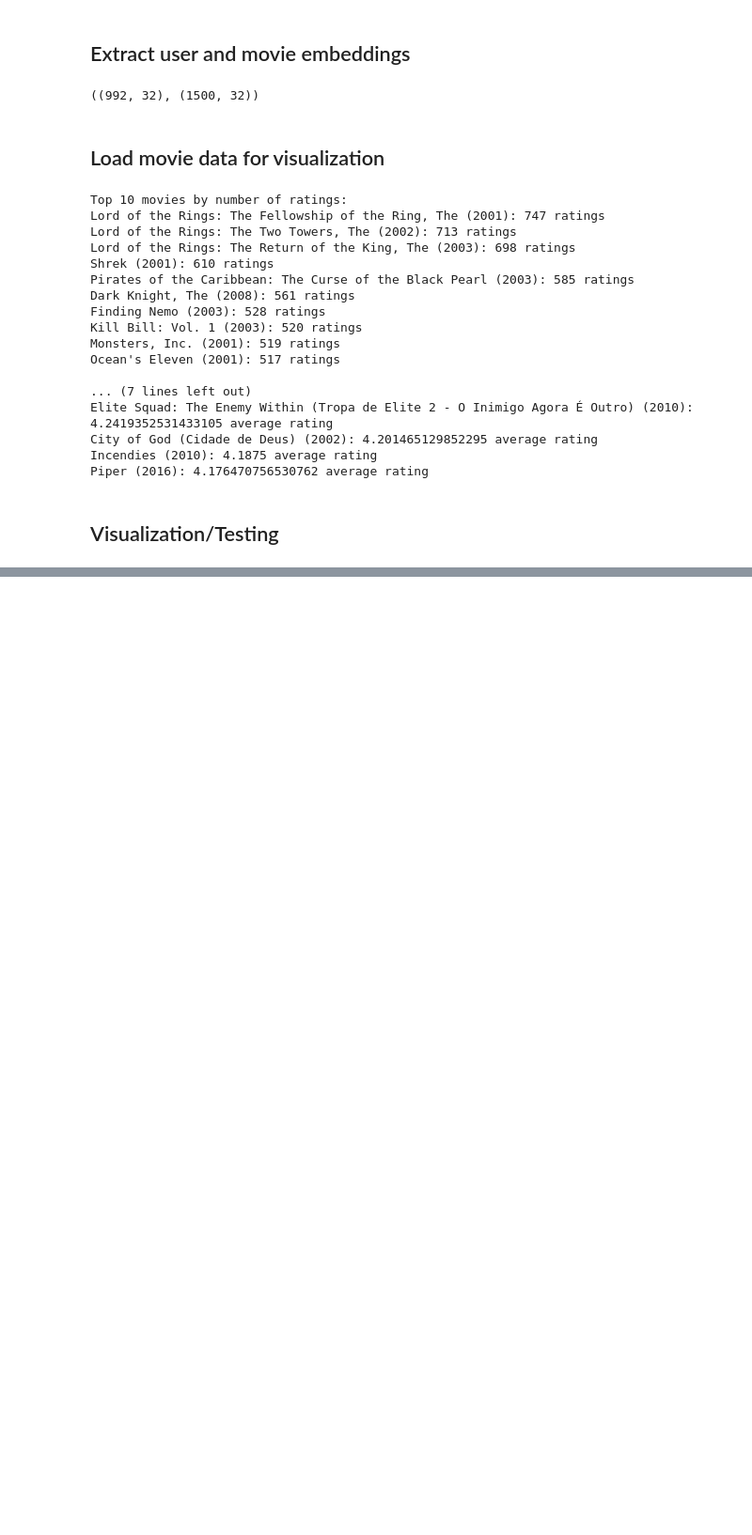
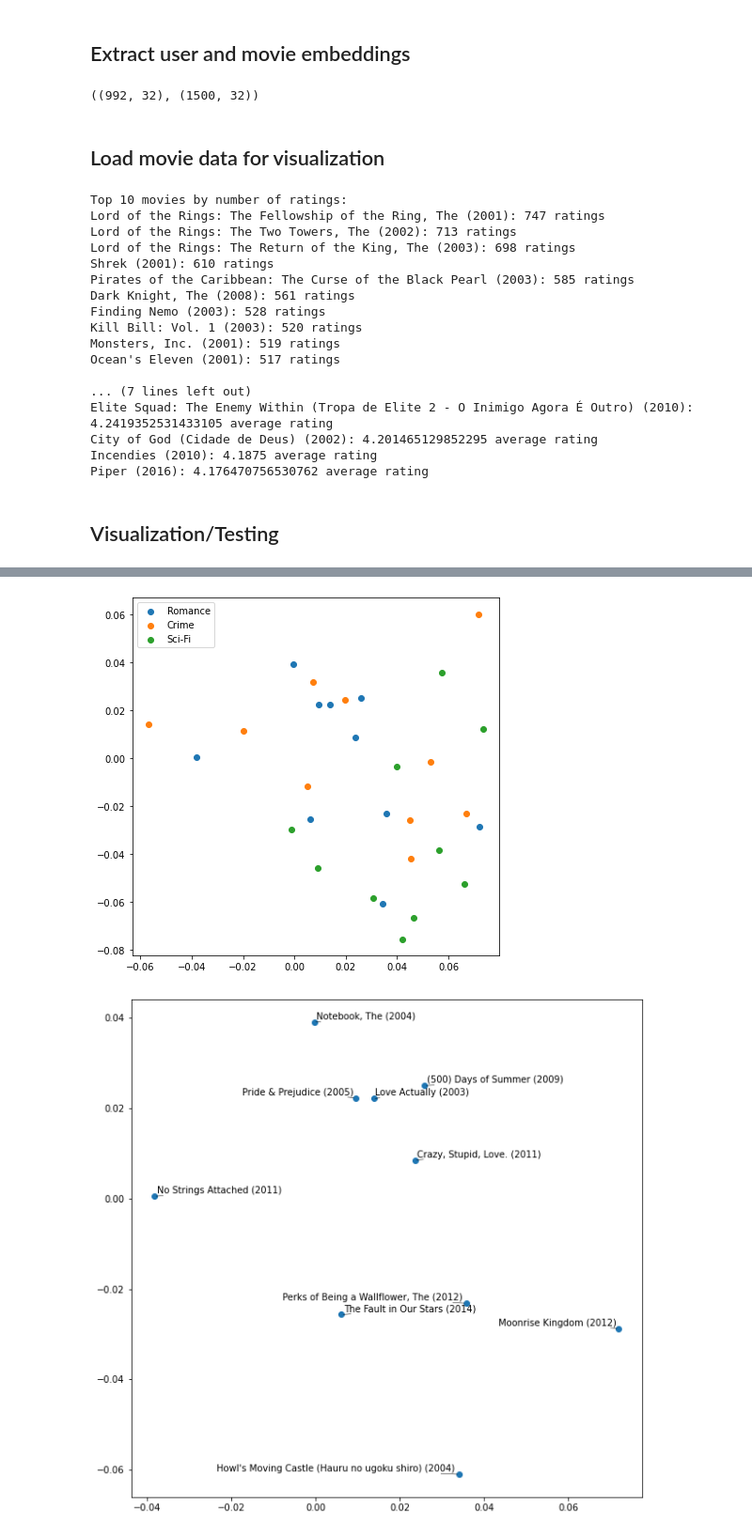
Before and after one commit to L-anc/MovieLens, a Jupyter notebook: neural_cf/neural_mf.ipynb, the cells around one changed output, grey strips where cells are left out. Shown at 94% size. Saved outputs shown, nothing was run; the diff lists cells and outputs as text; code cells hidden in the pictures; blank space fills up the shorter version.

```diff
--- a/neural_cf/neural_mf.ipynb
+++ b/neural_cf/neural_mf.ipynb
@@ -349,0 +426,58 @@ plot_svd(top_movie_ids[:n_movies], "top_movies.png")
+# %%
+# Plot romance, crime, and sci-fi movies
+romance = [
+    "(500) Days of Summer (2009)",
+    "Crazy, Stupid, Love. (2011)",
+    "Moonrise Kingdom (2012)",
+    "Notebook, The (2004)",
+    "The Fault in Our Stars (2014)",
+    "Howl's Moving Castle (Hauru no ugoku shiro) (2004)",
+    "Love Actually (2003)",
+    "No Strings Attached (2011)",
+    "Pride & Prejudice (2005)",
+    "Perks of Being a Wallflower, The (2012)",
+]
+romance_ids = [movie_dict[movie] for movie in romance]
+
+crime = [
+    "American Gangster (2007)",
+    "Baby Driver (2017)",
+    "Catch Me If You Can (2002)",
+    "Confessions of a Dangerous Mind (2002)",
+    "Gone Baby Gone (2007)",
+    "Fast and the Furious, The (2001)",
+    "Miami Vice (2006)",
+    "Ocean's Eleven (2001)",
+    "Machete (2010)",
+    "Wolf of Wall Street, The (2013)",
+]
+crime_ids = [movie_dict[movie] for movie in crime]
+
+sci_fi = [
+    "Animatrix, The (2003)",
+    "Battlestar Galactica (2003)",
+    "Blade Runner 2049 (2017)",
+    "Cloud Atlas (2012)",
+    "Dawn of the Planet of the Apes (2014)",
+    "District 9 (2009)",
+    "Edge of Tomorrow (2014)",
+    "Ender's Game (2013)",
+    "Star Trek (2009)",
+    "The Martian (2015)",
+]
+sci_fi_ids = [movie_dict[movie] for movie in sci_fi]
+
+plt.figure(figsize=(7, 7))
+plt.scatter(movie_projected[0, romance_ids], movie_projected[1, romance_ids], label="Romance")
+plt.scatter(movie_projected[0, crime_ids], movie_projected[1, crime_ids], label="Crime")
+plt.scatter(movie_projected[0, sci_fi_ids], movie_projected[1, sci_fi_ids], label="Sci-Fi")
+plt.legend()
+
+plt.savefig("genres.png", dpi=300, bbox_inches="tight", facecolor="w")
+
+plot_svd(romance_ids, "romance.png")
+plot_svd(crime_ids, "crime.png")
+plot_svd(sci_fi_ids, "sci_fi.png")
+# %% [output]
+[figure, added]
+[figure, added]
```
Also changed, not shown: parts of 10 cells of this notebook, 7 other files.
